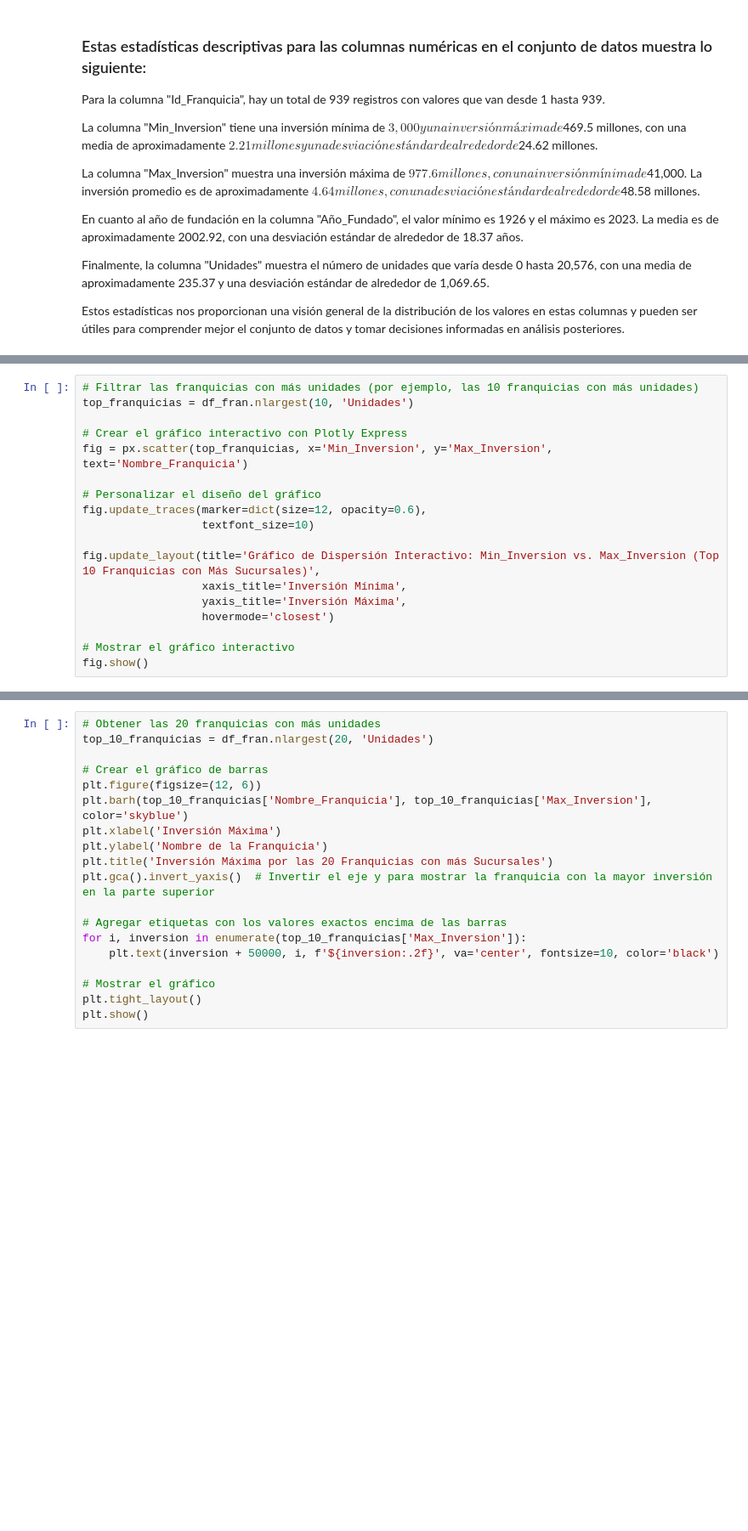
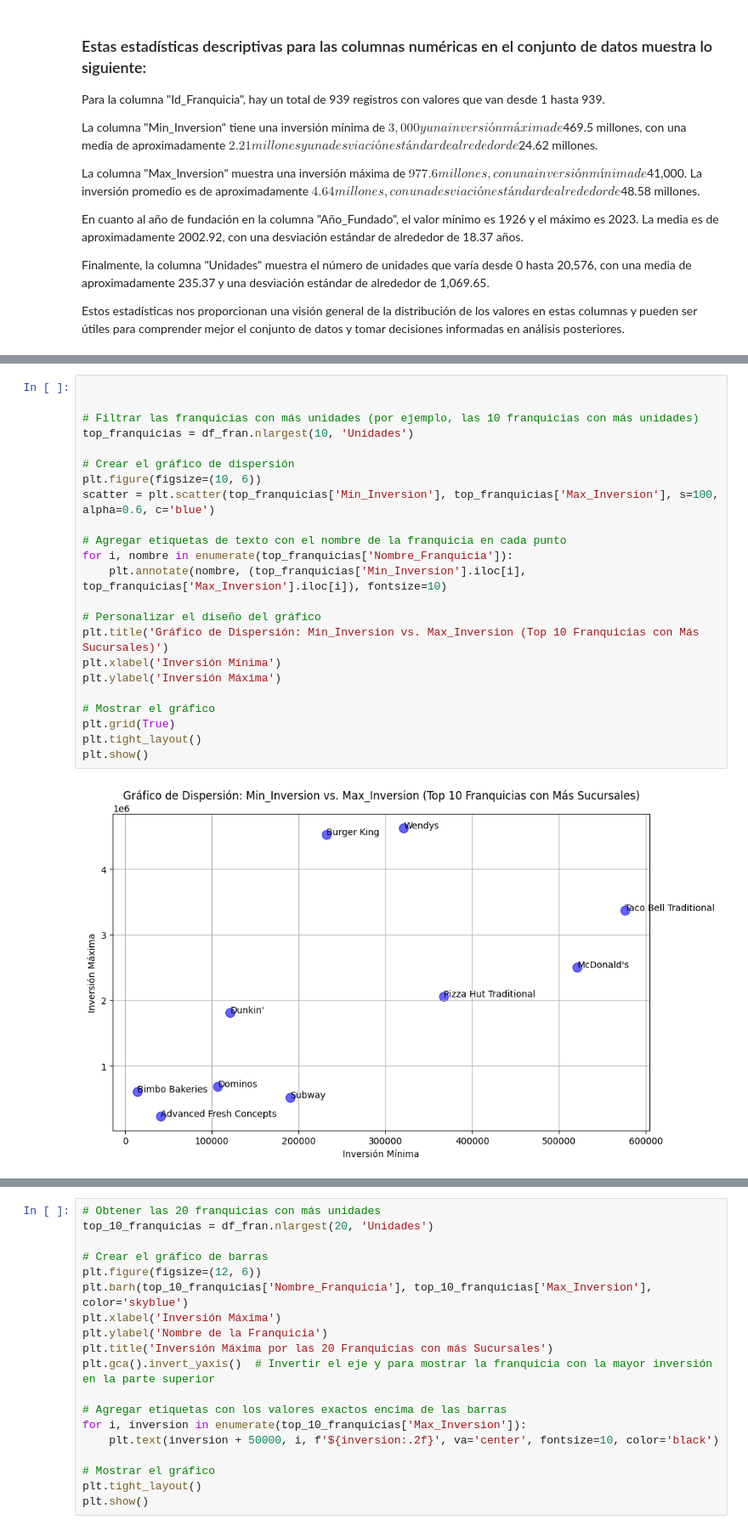
Before and after one commit to gdelrio0410/PF_DS_REVIEWS_AND_RECOMMENDATIONS, a Jupyter notebook: sprint_2/EDA/EDA_franquicias_inversion.ipynb, the cells around one changed output, grey strips where cells are left out. Shown at 85% size. Saved outputs shown, nothing was run; the diff lists cells and outputs as text; blank space fills up the shorter version.

```diff
--- a/sprint_2/EDA/EDA_franquicias_inversion.ipynb
+++ b/sprint_2/EDA/EDA_franquicias_inversion.ipynb
@@ -164,21 +171,28 @@ En primer lugar, se destaca que no existe una correlación lineal clara entre la
 
 Además, el gráfico refleja la diversidad en la distribución de franquicias, con algunas de larga data que siguen liderando y otras más recientes que han logrado un crecimiento rápido. En resumen, el gráfico ilustra que el mundo de las franquicias es complejo y que tanto la experiencia como la innovación pueden ser igualmente exitosas en el logro de una expansión significativa.
 # %%
+
+
 # Filtrar las franquicias con más unidades (por ejemplo, las 10 franquicias con más unidades)
 top_franquicias = df_fran.nlargest(10, 'Unidades')
 
-# Crear el gráfico interactivo con Plotly Express
-fig = px.scatter(top_franquicias, x='Min_Inversion', y='Max_Inversion', text='Nombre_Franquicia')
+# Crear el gráfico de dispersión
+plt.figure(figsize=(10, 6))
+scatter = plt.scatter(top_franquicias['Min_Inversion'], top_franquicias['Max_Inversion'], s=100, alpha=0.6, c='blue')
+
+# Agregar etiquetas de texto con el nombre de la franquicia en cada punto
+for i, nombre in enumerate(top_franquicias['Nombre_Franquicia']):
+    plt.annotate(nombre, (top_franquicias['Min_Inversion'].iloc[i], top_franquicias['Max_Inversion'].iloc[i]), fontsize=10)
 
 # Personalizar el diseño del gráfico
-fig.update_traces(marker=dict(size=12, opacity=0.6),
-                  textfont_size=10)
+plt.title('Gráfico de Dispersión: Min_Inversion vs. Max_Inversion (Top 10 Franquicias con Más Sucursales)')
+plt.xlabel('Inversión Mínima')
+plt.ylabel('Inversión Máxima')
 
-fig.update_layout(title='Gráfico de Dispersión Interactivo: Min_Inversion vs. Max_Inversion (Top 10 Franquicias con Más Sucursales)',
-                  xaxis_title='Inversión Mínima',
-                  yaxis_title='Inversión Máxima',
-                  hovermode='closest')
-
-# Mostrar el gráfico interactivo
-fig.show()
+# Mostrar el gráfico
+plt.grid(True)
+plt.tight_layout()
+plt.show()
+# %% [output]
+[figure, added]
 # %% [markdown]
```
Also changed, not shown: parts of 6 cells of this notebook, 3 other files.
